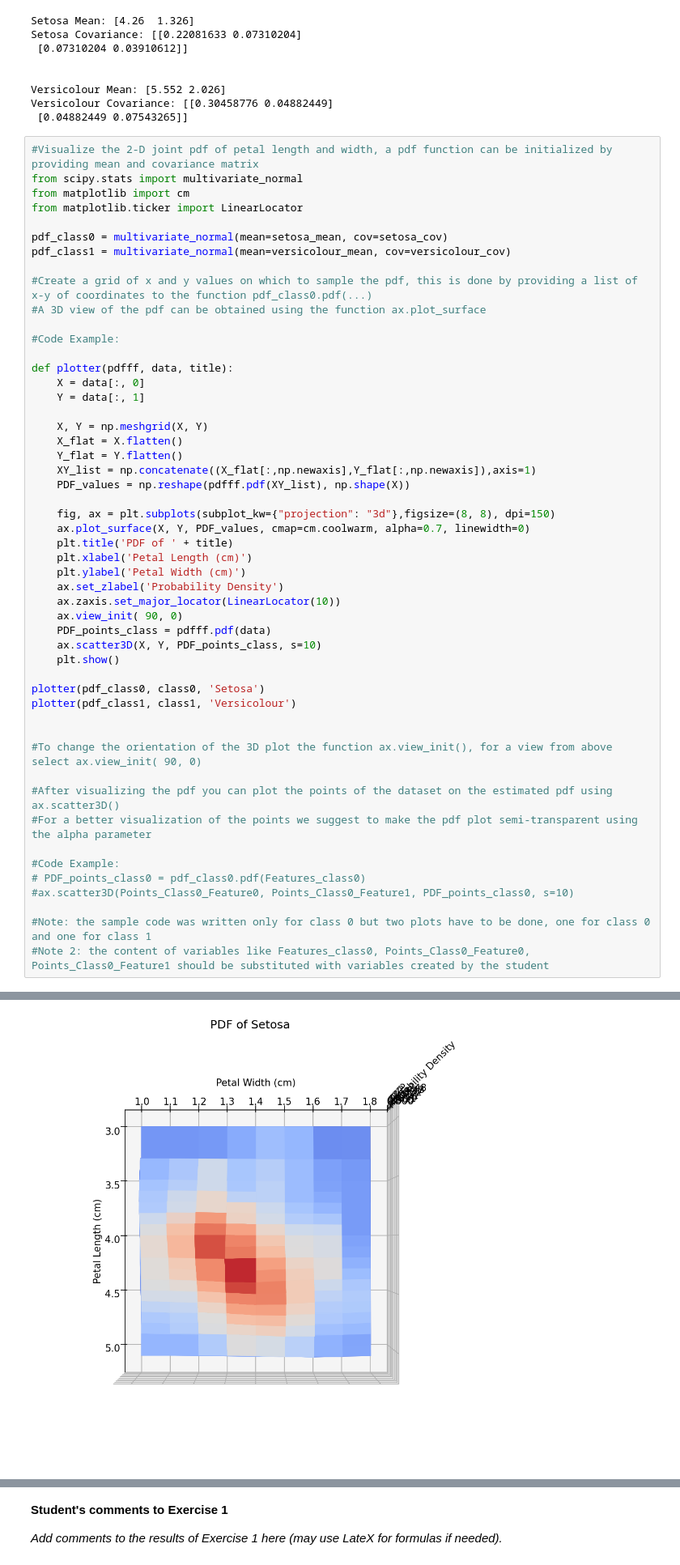
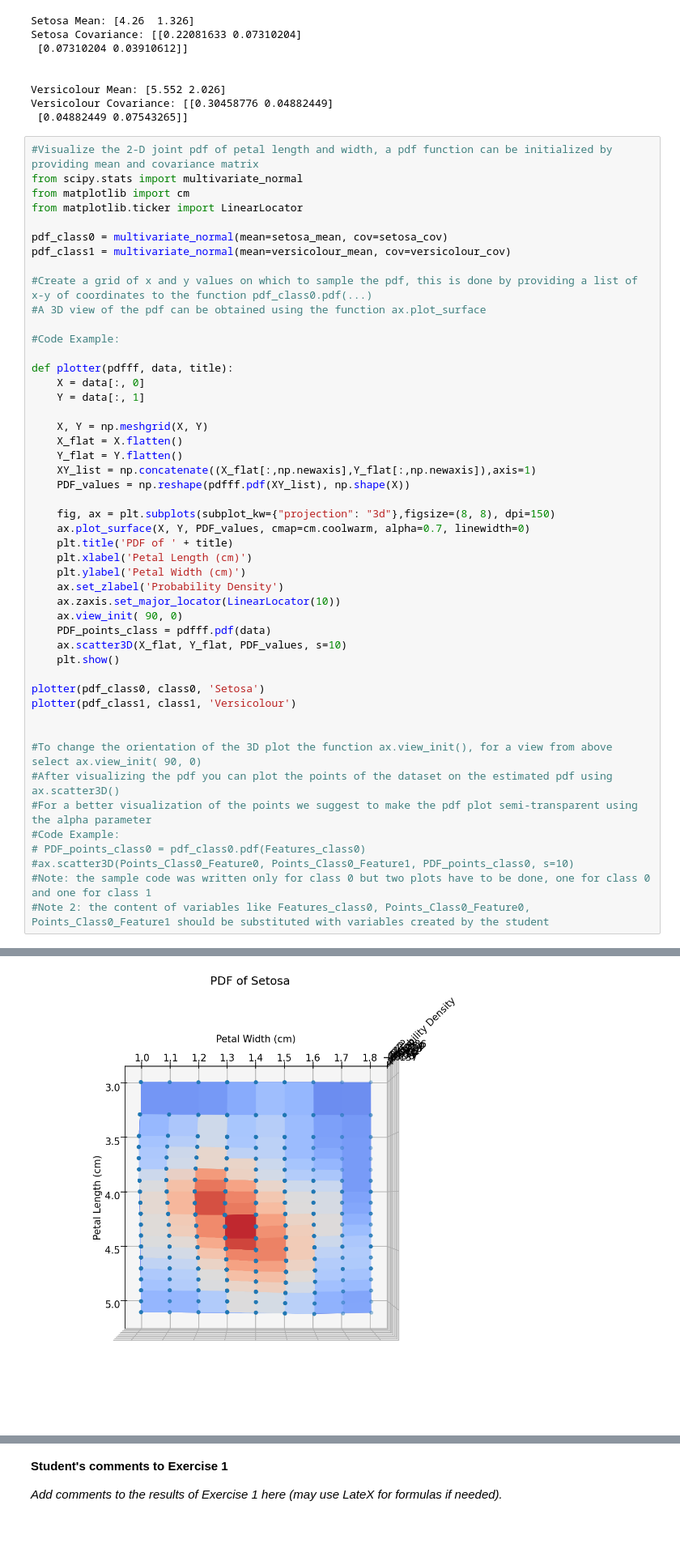
Before and after one commit to A-M-Alizadeh/Statistical-Labs, a Jupyter notebook: Stat Labs/Lab2_v6/Lab2_v6.ipynb, the cells around one changed output, grey strips where cells are left out. Shown at 81% size. Cells and saved outputs as stored; diff of their text form; blank space fills up the shorter version.

```diff
--- a/Stat Labs/Lab2_v6/Lab2_v6.ipynb
+++ b/Stat Labs/Lab2_v6/Lab2_v6.ipynb
@@ -133,7 +133,7 @@ def plotter(pdfff, data, title):
     ax.zaxis.set_major_locator(LinearLocator(10))
     ax.view_init( 90, 0)
     PDF_points_class = pdfff.pdf(data)
-    ax.scatter3D(X, Y, PDF_points_class, s=10)
+    ax.scatter3D(X_flat, Y_flat, PDF_values, s=10)
     plt.show()
 
 plotter(pdf_class0, class0, 'Setosa')
@@ -141,14 +141,11 @@ plotter(pdf_class1, class1, 'Versicolour')
 
 
 #To change the orientation of the 3D plot the function ax.view_init(), for a view from above select ax.view_init( 90, 0)
-
 #After visualizing the pdf you can plot the points of the dataset on the estimated pdf using ax.scatter3D()
 #For a better visualization of the points we suggest to make the pdf plot semi-transparent using the alpha parameter
-
 #Code Example:
 # PDF_points_class0 = pdf_class0.pdf(Features_class0)
 #ax.scatter3D(Points_Class0_Feature0, Points_Class0_Feature1, PDF_points_class0, s=10)
-
 #Note: the sample code was written only for class 0 but two plots have to be done, one for class 0 and one for class 1
 #Note 2: the content of variables like Features_class0, Points_Class0_Feature0, Points_Class0_Feature1 should be substituted with variables created by the student
 # %% [output]
@@ -156 +152 @@ ValueError: shape mismatch: objects cannot be broadcast to a single shape.  Mism
-[figure, old version]
+[figure, new version]
```
Also changed, not shown: parts of 1 cell of this notebook.
